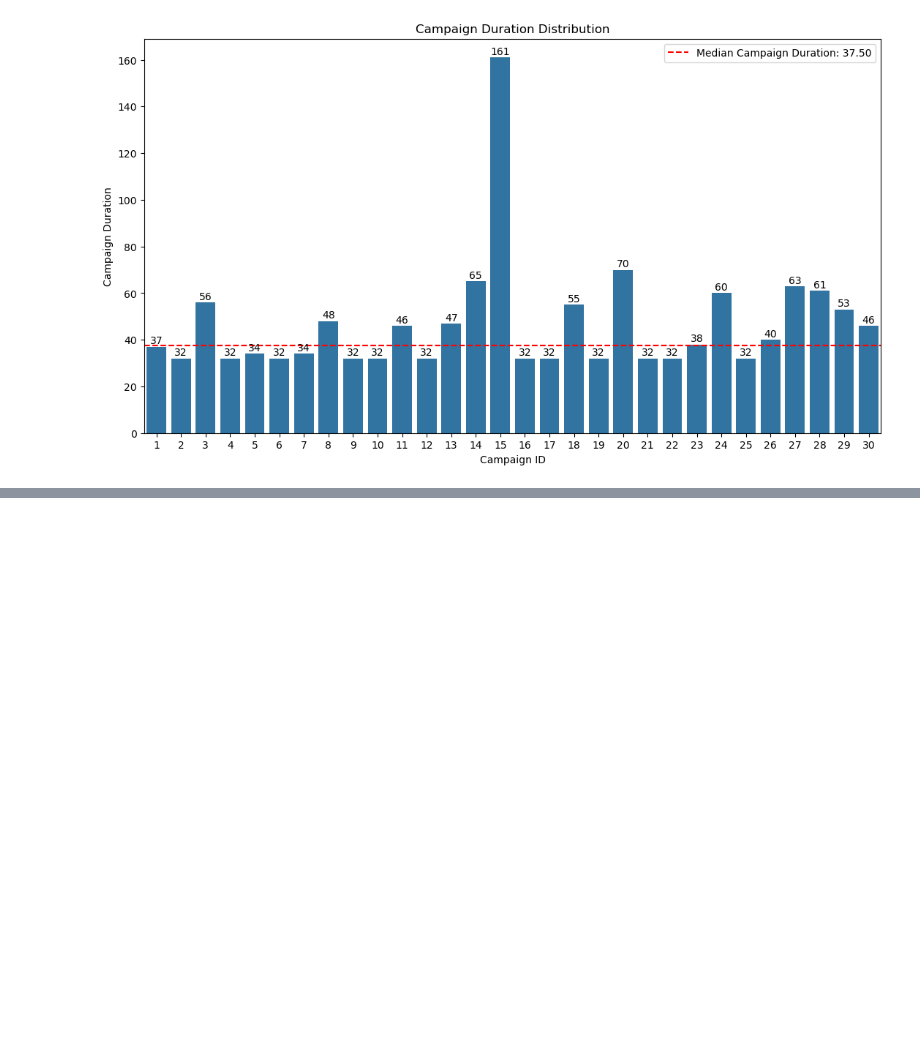
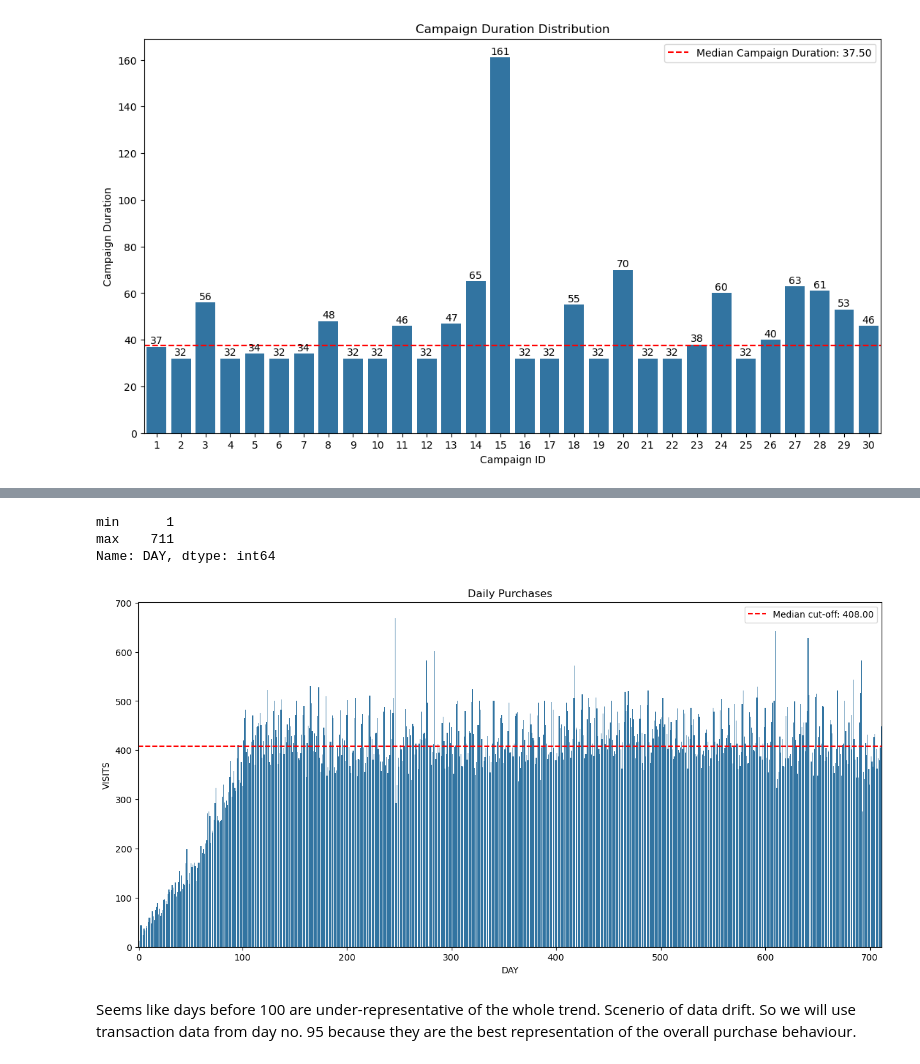
Before and after one commit to NediffNixon/clv-predictive-models, a Jupyter notebook: notebooks/01_data_exploration.ipynb, the cells around one changed output, grey strips where cells are left out. Drawn from its saved outputs; the diff is of its cells as text; code cells hidden in the pictures; blank space fills up the shorter version.

```diff
--- a/notebooks/01_data_exploration.ipynb
+++ b/notebooks/01_data_exploration.ipynb
@@ -430,0 +643,4 @@ plt.show()
+# %%
+transactions = pd.read_csv("../data/raw/transaction_data.csv")
+print(f"transaction data shape: {transactions.shape}")
+transactions.head()
@@ -430,0 +655,60 @@ plt.show()
+# %%
+# Days recorded in transaction data - 710 days
+transactions["DAY"].agg(["min","max"])
+# %% [output]
+min      1
+max    711
+Name: DAY, dtype: int64
+# %%
+# Figure size
+plt.figure(figsize=(15,7))
+
+# Define figure
+data = transactions.groupby("DAY",as_index=False)["BASKET_ID"].nunique()
+sns.barplot(x=data["DAY"],
+            y=data["BASKET_ID"]
+            )
+
+# Title
+plt.title('Daily Purchases')
+
+# X-axis and Y-axis label
+plt.xlabel("DAY")
+plt.ylabel("VISITS")
+
+# Get current axis
+ax = plt.gca()
+
+# Assuming your DAY column contains numerical values
+# Get the min and max of your day values
+days = transactions['DAY'].unique()
+min_day = min(days)
+max_day = max(days)
+
+# Create labels at intervals of 100
+tick_labels = list(range(0, max_day + 100, 100))
+if tick_labels[-1] > max_day:
+    tick_labels = tick_labels[:-1]  # Remove last label if it exceeds max day
+
+# Calculate positions for these labels (map them to bar positions)
+positions = []
+for label in tick_labels:
+    # Find the closest day to each label value
+    closest_day_idx = min(range(len(days)), key=lambda i: abs(days[i] - label))
+    positions.append(closest_day_idx)
+
+# Set the ticks, labels and horizonal median line
+ax.set_xticks(positions)
+ax.set_xticklabels(tick_labels)
+ax.axhline(np.median(data["BASKET_ID"]),color='r',
+           linestyle='--',
+           linewidth=1.5,
+           label=f"Median cut-off: {np.median(data['BASKET_ID']):.2f}")
+
+# Display figure
+plt.legend()
+plt.show()
+# %% [output]
+[figure, added]
+# %% [markdown]
+Seems like days before 100 are under-representative of the whole trend. Scenerio of data drift. So we will use transaction data from day no. 95 because they are the best representation of the overall purchase behaviour.
```
Also changed, not shown: parts of 20 cells of this notebook.
